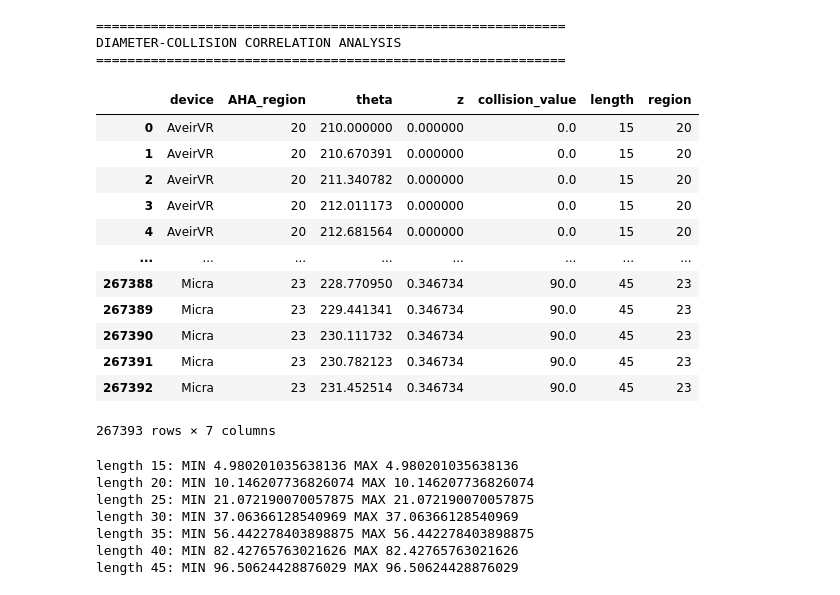
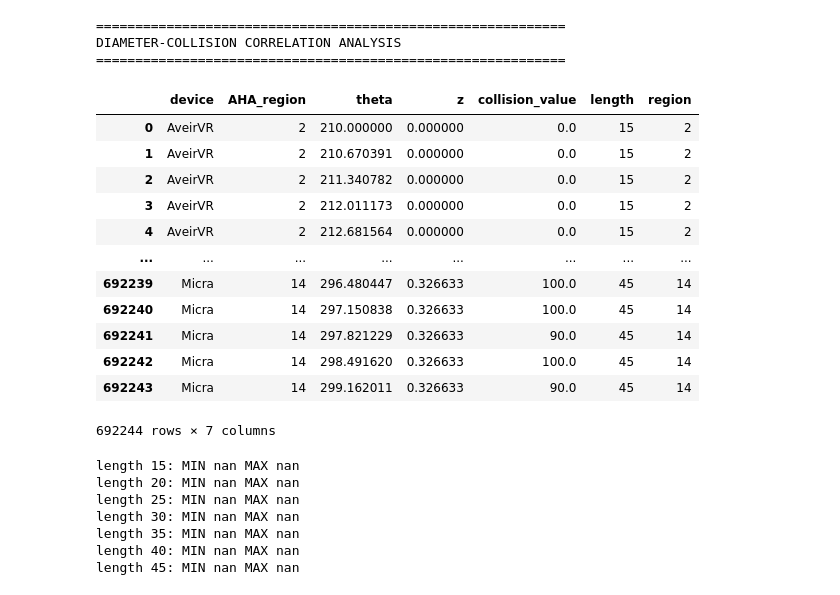
Before and after one commit to angela337/RV_pacing, a Jupyter notebook: Statistics_compare_csv_output_from_AHA_mapping.ipynb, the cells around one changed output. Drawn from its saved outputs; the diff is of its cells as text; code cells hidden in the pictures.

```diff
--- a/Statistics_compare_csv_output_from_AHA_mapping.ipynb
+++ b/Statistics_compare_csv_output_from_AHA_mapping.ipynb
@@ -1265,7 +1272,7 @@ def main():
     collision_field = 'RV_Collision'
     length=[15, 20, 25, 30, 35, 40, 45]
 
-    CSP_flag=True
+    CSP_flag=False
 
     if CSP_flag:
         AHA_regions=[20,21,22,23] # LB, AB, PB, SB
@@ -1273,51 +1280,51 @@ def main():
     else:
         AHA_regions=[2, 3, 8, 9, 14]
 
     # Collect data
     df = collect_collision_data(collision_field, length, AHA_regions=AHA_regions)
     df['region']=df['AHA_region']
     df['collision_value']=df['collision_value']*10
 
     display(df)
     for length in range(15,50,5):
         temp1=df[df['AHA_region']==22]
         temp2=temp1[temp1['length']==length]
 
         M=np.mean(temp2[temp2['device']=='Micra']['collision_value'])
         AR=np.mean(temp2[temp2['device']=='Micra']['collision_value'])
         VR=np.mean(temp2[temp2['device']=='Micra']['collision_value'])
 
         print(f'length {length}: MIN {min(M,AR,VR)} MAX {max(M,AR,VR)}')
         #print(f'length: {length}  MIN: {(min(np.array(vals))):1.2f}  MAX: {(max(np.array(vals))):1.2f}')
     #display(max(np.array(vals)))
 
     #diameters_stats(df)
     # Perform statistical analysis
 if __name__ == "__main__":
     main()
 # %% [output]
 ============================================================
 DIAMETER-COLLISION CORRELATION ANALYSIS
 ============================================================
 |  | device | AHA_region | theta | z | collision_value | length | region |
-| 0 | AveirVR | 20 | 210.000000 | 0.000000 | 0.0 | 15 | 20 |
-| 1 | AveirVR | 20 | 210.670391 | 0.000000 | 0.0 | 15 | 20 |
-| 2 | AveirVR | 20 | 211.340782 | 0.000000 | 0.0 | 15 | 20 |
-| 3 | AveirVR | 20 | 212.011173 | 0.000000 | 0.0 | 15 | 20 |
-| 4 | AveirVR | 20 | 212.681564 | 0.000000 | 0.0 | 15 | 20 |
+| 0 | AveirVR | 2 | 210.000000 | 0.000000 | 0.0 | 15 | 2 |
+| 1 | AveirVR | 2 | 210.670391 | 0.000000 | 0.0 | 15 | 2 |
+| 2 | AveirVR | 2 | 211.340782 | 0.000000 | 0.0 | 15 | 2 |
+| 3 | AveirVR | 2 | 212.011173 | 0.000000 | 0.0 | 15 | 2 |
+| 4 | AveirVR | 2 | 212.681564 | 0.000000 | 0.0 | 15 | 2 |
 | ... | ... | ... | ... | ... | ... | ... | ... |
-| 267388 | Micra | 23 | 228.770950 | 0.346734 | 90.0 | 45 | 23 |
-| 267389 | Micra | 23 | 229.441341 | 0.346734 | 90.0 | 45 | 23 |
-| 267390 | Micra | 23 | 230.111732 | 0.346734 | 90.0 | 45 | 23 |
-| 267391 | Micra | 23 | 230.782123 | 0.346734 | 90.0 | 45 | 23 |
-| 267392 | Micra | 23 | 231.452514 | 0.346734 | 90.0 | 45 | 23 |
+| 692239 | Micra | 14 | 296.480447 | 0.326633 | 100.0 | 45 | 14 |
+| 692240 | Micra | 14 | 297.150838 | 0.326633 | 100.0 | 45 | 14 |
+| 692241 | Micra | 14 | 297.821229 | 0.326633 | 90.0 | 45 | 14 |
+| 692242 | Micra | 14 | 298.491620 | 0.326633 | 100.0 | 45 | 14 |
+| 692243 | Micra | 14 | 299.162011 | 0.326633 | 90.0 | 45 | 14 |
-267393 rows × 7 columns
+692244 rows × 7 columns
-length 15: MIN 4.980201035638136 MAX 4.980201035638136
-length 20: MIN 10.146207736826074 MAX 10.146207736826074
-length 25: MIN 21.072190070057875 MAX 21.072190070057875
-length 30: MIN 37.06366128540969 MAX 37.06366128540969
-length 35: MIN 56.442278403898875 MAX 56.442278403898875
-length 40: MIN 82.42765763021626 MAX 82.42765763021626
-length 45: MIN 96.50624428876029 MAX 96.50624428876029
+length 15: MIN nan MAX nan
+length 20: MIN nan MAX nan
+length 25: MIN nan MAX nan
+length 30: MIN nan MAX nan
+length 35: MIN nan MAX nan
+length 40: MIN nan MAX nan
+length 45: MIN nan MAX nan
 # %%
 
```
Also changed, not shown: parts of 2 cells of this notebook, 2 other files.
